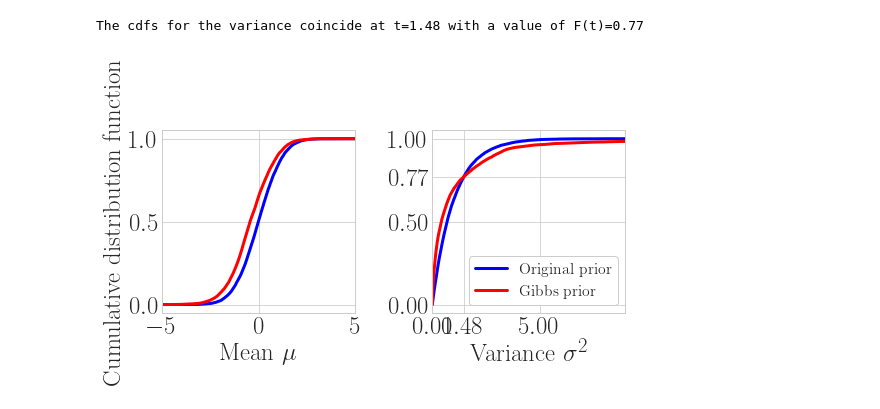
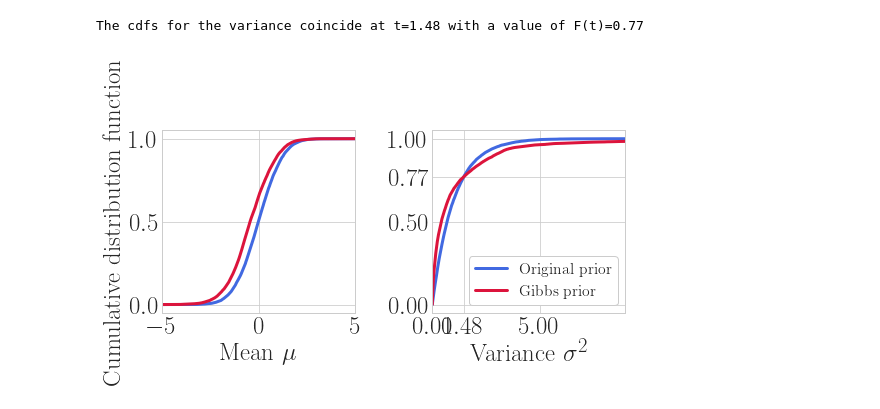
Before and after one commit to lrendsburg/Gibbs-priors, a Jupyter notebook: exp/fig_abc.ipynb, the cells around one changed output. Saved outputs shown, nothing was run; the diff lists cells and outputs as text; code cells hidden in the pictures.

Commit message:
Prepared plots for baselines

```diff
--- a/exp/fig_abc.ipynb
+++ b/exp/fig_abc.ipynb
@@ -108,28 +108,28 @@ The cdfs for the variance coincide at t=1.48 with a value of F(t)=0.77
 # %%
 fig, axs = plt.subplots(ncols=2, figsize=(linewidth, .5*linewidth))
 
 # Means cdf
-axs[0].plot(ts_mu, mu_true_cdf, label='Original prior', color='blue')
-axs[0].plot(ts_mu, mu_approx_cdf, label='Gibbs prior', color='red')
+axs[0].plot(ts_mu, mu_true_cdf, label='Original prior', color='royalblue')
+axs[0].plot(ts_mu, mu_approx_cdf, label='Gibbs prior', color='crimson')
 
 axs[0].set_xlabel(r'Mean $\mu$')
 axs[0].set_ylabel(r'Cumulative distribution function')
 axs[0].set_xlim((-5, 5))
 axs[0].set_yticks([0, .5, 1])
 
 # Variances cdf
-axs[1].plot(ts_sigma_sq, sigma_sq_true_cdf, label='Original prior', color='blue')
-axs[1].plot(ts_sigma_sq, sigma_sq_approx_cdf, label='Gibbs prior', color='red')
+axs[1].plot(ts_sigma_sq, sigma_sq_true_cdf, label='Original prior', color='royalblue')
+axs[1].plot(ts_sigma_sq, sigma_sq_approx_cdf, label='Gibbs prior', color='crimson')
 
 axs[1].set_xlabel(r'Variance $\sigma^2$')
 axs[1].set_ylabel('')
 axs[1].set_xlim([0, 9])
 axs[1].set_xticks([0,  t_equal_cdf, 5])
 axs[1].set_yticks([0, .5, t_val_equal_cdf, 1])
 
 plt.legend(framealpha=1, frameon=True, loc='lower right')
 plt.tight_layout()
 tikzplotlib.save('../fig/prior_vs_laplace_cdf.tex')
 plt.show()
 # %% [output]
-[figure, old version]
+[figure, new version]
```
Also changed, not shown: parts of 1 cell of this notebook, 1 other file.
